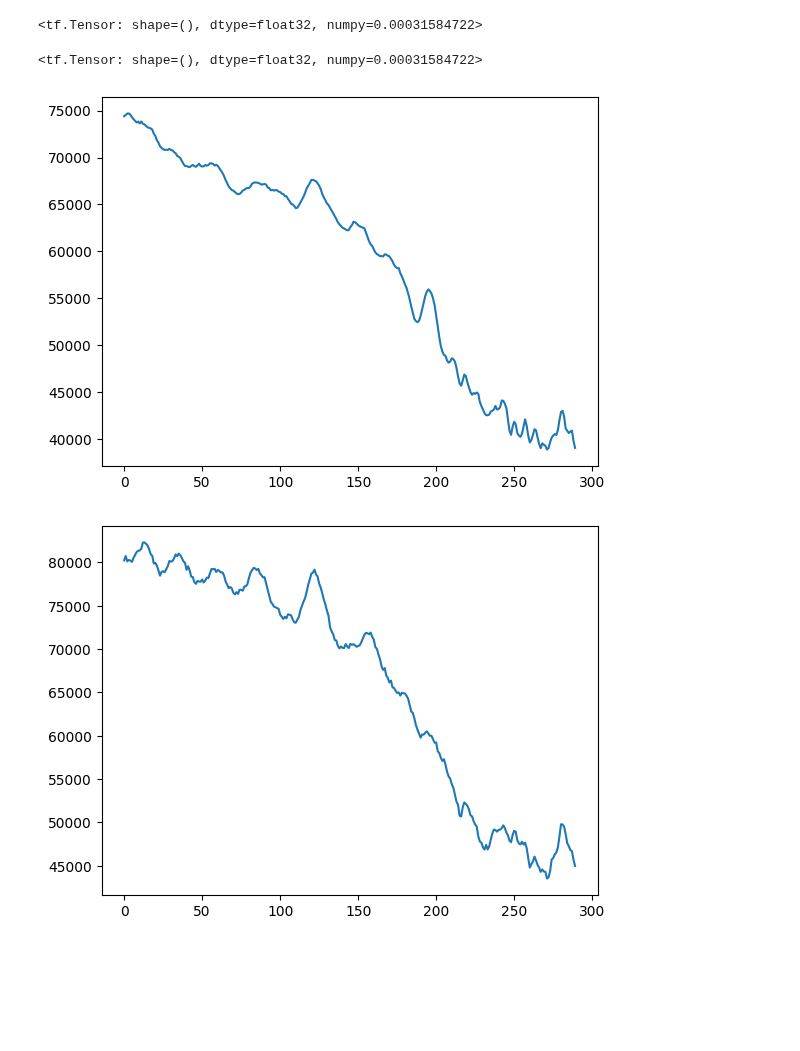
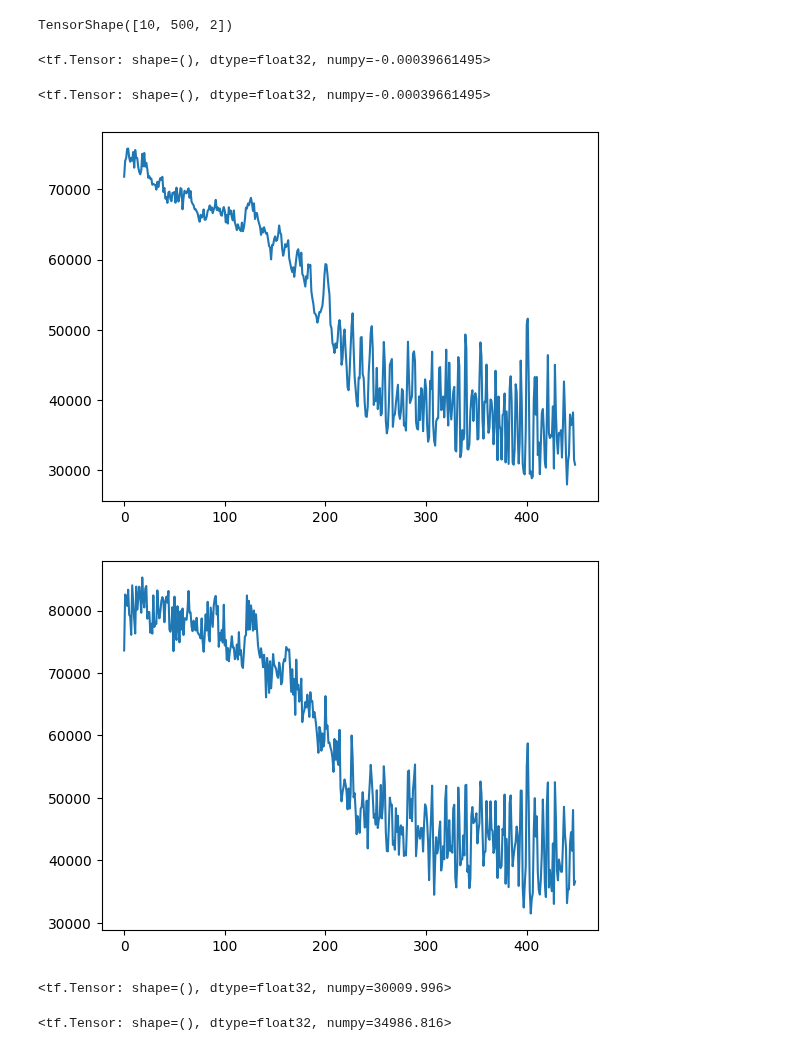
Before and after one commit to dbugajny/VRP-RL, a Jupyter notebook: test_db.ipynb, the cells around one changed output. Drawn from its saved outputs; the diff is of its cells as text; code cells hidden in the pictures; blank space fills up the shorter version.

```diff
--- a/test_db.ipynb
+++ b/test_db.ipynb
@@ -45,8 +45,11 @@ for _ in tqdm(range(n_epochs)):
             env_test_process, model_actor, n_steps, approximation_level
         )
 
-        loss_train = calculate_loss(tf.convert_to_tensor(actions_approximation_train))
-        loss_test = calculate_loss(tf.convert_to_tensor(actions_approximation_test))
+        full_distance_train = calculate_full_distance(tf.convert_to_tensor(actions_approximation_train))
+        loss_train = tf.reduce_mean(full_distance_train)
+
+        full_distance_test = calculate_full_distance(tf.convert_to_tensor(actions_approximation_test))
+        loss_test = tf.reduce_mean(full_distance_test)
 
         losses_train.append(loss_train)
         losses_test.append(loss_test)
@@ -61,3 +64,4 @@ for _ in tqdm(range(n_epochs)):
     grads_and_vars = zip(grads, model_actor.trainable_variables)
     optimizer.apply_gradients(grads_and_vars)
     grads_lst.append(grads)
+    break
@@ -64,3 +90,7 @@ for _ in tqdm(range(n_epochs)):
+# %%
+tf.convert_to_tensor(actions_approximation_train).shape
+# %% [output]
+TensorShape([10, 500, 2])
 # %%
 tf_all_actions_approximation_train = tf.convert_to_tensor(all_actions_approximation_train)
 tf_all_actions_approximation_test = tf.convert_to_tensor(all_actions_approximation_test)
@@ -71,22 +101,22 @@ tf_all_actions_real_test = tf.convert_to_tensor(all_actions_real_test)
 # %%
 tf.reduce_mean(tf_all_actions_approximation_train - tf_all_actions_real_train)
 # %% [output]
-<tf.Tensor: shape=(), dtype=float32, numpy=0.00031584722>
+<tf.Tensor: shape=(), dtype=float32, numpy=-0.00039661495>
 # %%
 tf.reduce_mean(tf_all_actions_approximation_train - tf_all_actions_real_train)
 # %% [output]
-<tf.Tensor: shape=(), dtype=float32, numpy=0.00031584722>
+<tf.Tensor: shape=(), dtype=float32, numpy=-0.00039661495>
 # %%
 def fun(ls, n):
     return [np.mean(ls[i:i+n]) for i in range(0, len(ls) - n)]
 # %%
-plt.plot(fun(losses_train, 10))
+plt.plot(fun(losses_train, 1))
 plt.show()
 # %% [output]
-[figure, old version]
+[figure, new version]
 # %%
-plt.plot(fun(losses_test, 10))
+plt.plot(fun(losses_test, 1))
 plt.show()
 # plt.ylim([0, 250])
 # %% [output]
-[figure, old version]
+[figure, new version]
@@ -93 +125,9 @@ plt.show()
+# %%
+calculate_loss(tf_all_actions_real_train[0, :, sample_id])
+# %% [output]
+<tf.Tensor: shape=(), dtype=float32, numpy=30009.996>
+# %%
+calculate_loss(tf_all_actions_real_train[-1, :, sample_id])
+# %% [output]
+<tf.Tensor: shape=(), dtype=float32, numpy=34986.816>
 # %%
```
Also changed, not shown: parts of 6 cells of this notebook, 1 other file.
